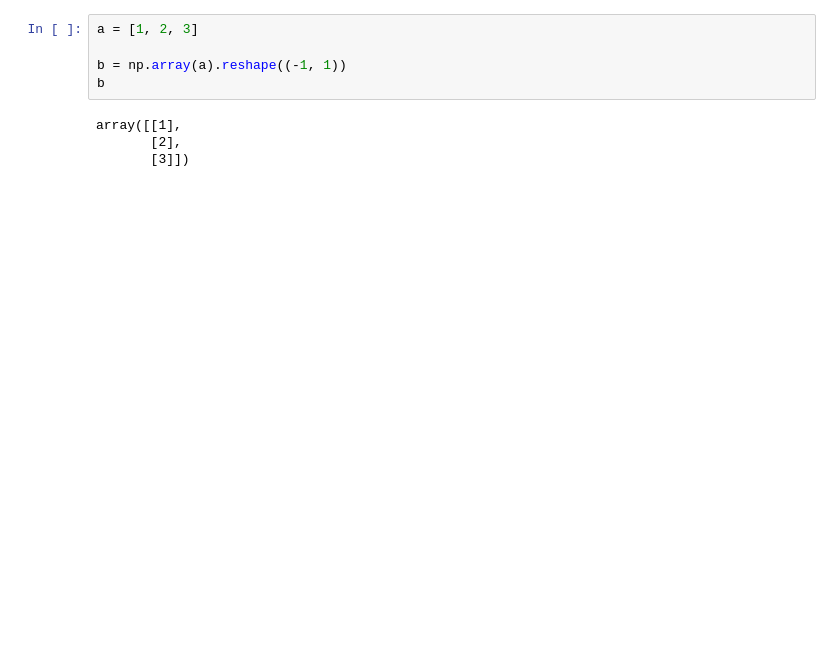
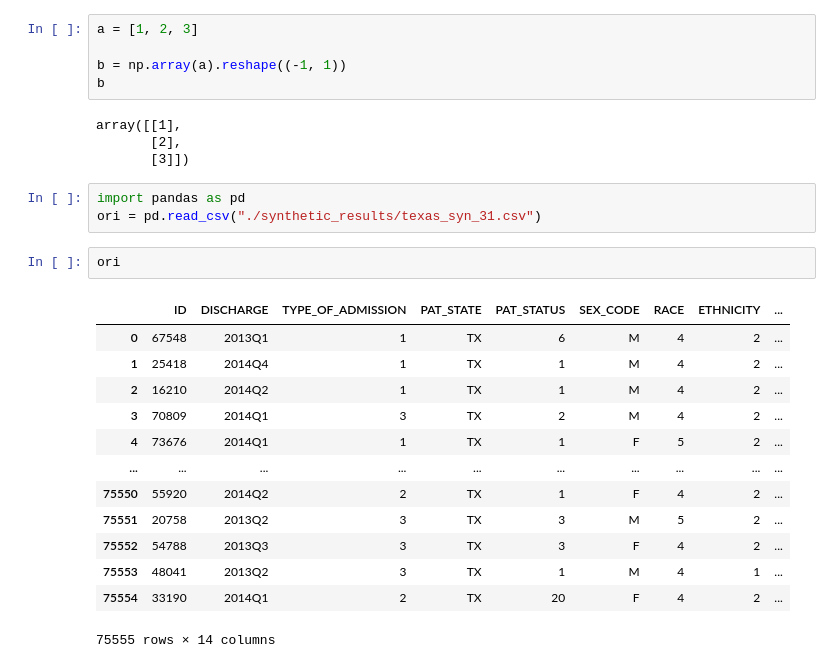
Before and after one commit to amirrezasokhankhosh/trade-off-between-utility-and-privacy, a Jupyter notebook: transform.ipynb, the cells around one changed output. Saved outputs shown, nothing was run; the diff lists cells and outputs as text; blank space fills up the shorter version.

Commit message:
Syn and DP results updated

```diff
--- a/transform.ipynb
+++ b/transform.ipynb
@@ -323,3 +314,22 @@ b
 array([[1],
        [2],
        [3]])
+# %%
+import pandas as pd
+ori = pd.read_csv("./synthetic_results/texas_syn_31.csv")
+# %%
+ori
+# %% [output]
+|  | ID | DISCHARGE | TYPE_OF_ADMISSION | PAT_STATE | PAT_STATUS | SEX_CODE | RACE | ETHNICITY | ... |
+| 0 | 67548 | 2013Q1 | 1 | TX | 6 | M | 4 | 2 | ... |
+| 1 | 25418 | 2014Q4 | 1 | TX | 1 | M | 4 | 2 | ... |
+| 2 | 16210 | 2014Q2 | 1 | TX | 1 | M | 4 | 2 | ... |
+| 3 | 70809 | 2014Q1 | 3 | TX | 2 | M | 4 | 2 | ... |
+| 4 | 73676 | 2014Q1 | 1 | TX | 1 | F | 5 | 2 | ... |
+| ... | ... | ... | ... | ... | ... | ... | ... | ... | ... |
+| 75550 | 55920 | 2014Q2 | 2 | TX | 1 | F | 4 | 2 | ... |
+| 75551 | 20758 | 2013Q2 | 3 | TX | 3 | M | 5 | 2 | ... |
+| 75552 | 54788 | 2013Q3 | 3 | TX | 3 | F | 4 | 2 | ... |
+| 75553 | 48041 | 2013Q2 | 3 | TX | 1 | M | 4 | 1 | ... |
+| 75554 | 33190 | 2014Q1 | 2 | TX | 20 | F | 4 | 2 | ... |
+75555 rows × 14 columns
```
Also changed, not shown: parts of 8 cells of this notebook, 50 other files.
